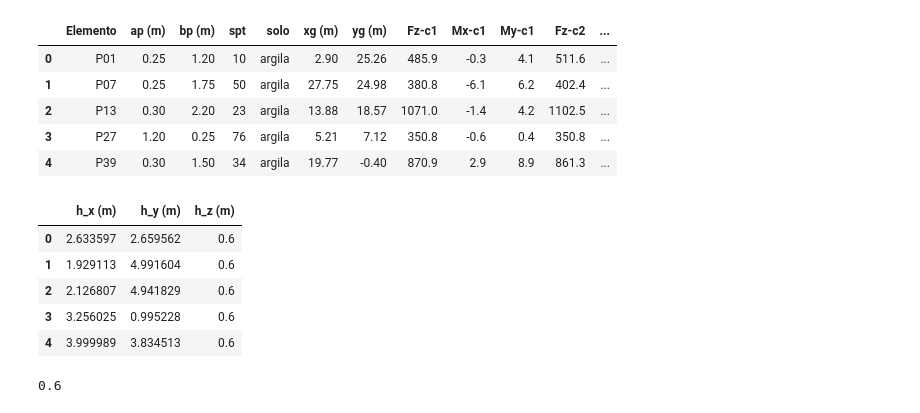
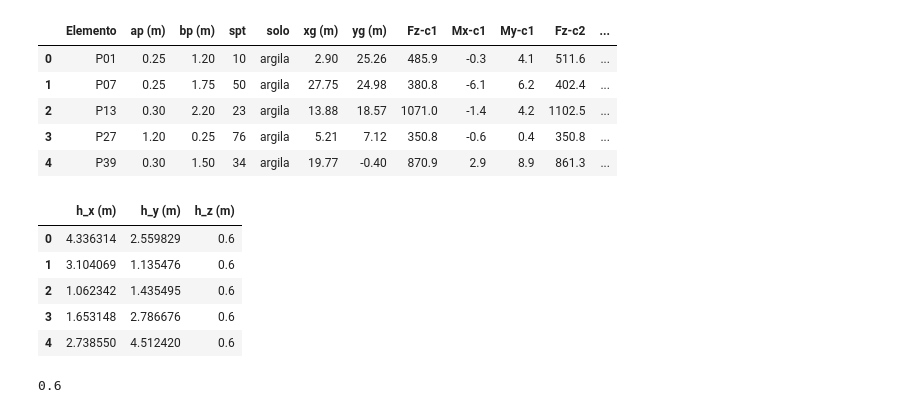
Before and after one commit to wmpjrufg/fundaai, a Jupyter notebook: testes_otimizacao.ipynb, the cells around one changed output. Saved outputs shown, nothing was run; the diff lists cells and outputs as text; code cells hidden in the pictures.

```diff
--- a/testes_otimizacao.ipynb
+++ b/testes_otimizacao.ipynb
@@ -23,15 +23,15 @@ df
 | 3 | P27 | 1.20 | 0.25 | 76 | argila | 5.21 | 7.12 | 350.8 | -0.6 | 0.4 | 350.8 | ... |
 | 4 | P39 | 0.30 | 1.50 | 34 | argila | 19.77 | -0.40 | 870.9 | 2.9 | 8.9 | 861.3 | ... |
 # %%
-x_aux = pd.read_excel("geometria_da_sapata (3).xlsx")
+x_aux = pd.read_excel("geometria_da_sapata (2).xlsx")
 x_aux.head()
 # %% [output]
 |  | h_x (m) | h_y (m) | h_z (m) |
-| 0 | 2.633597 | 2.659562 | 0.6 |
-| 1 | 1.929113 | 4.991604 | 0.6 |
-| 2 | 2.126807 | 4.941829 | 0.6 |
-| 3 | 3.256025 | 0.995228 | 0.6 |
-| 4 | 3.999989 | 3.834513 | 0.6 |
+| 0 | 4.336314 | 2.559829 | 0.6 |
+| 1 | 3.104069 | 1.135476 | 0.6 |
+| 2 | 1.062342 | 1.435495 | 0.6 |
+| 3 | 1.653148 | 2.786676 | 0.6 |
+| 4 | 2.738550 | 4.512420 | 0.6 |
 # %%
 x = list(x_aux['h_x (m)']) + list(x_aux['h_y (m)'])
 h_z = x_aux['h_z (m)'].values[0]
```
Also changed, not shown: parts of 2 cells of this notebook, 6 other files.
